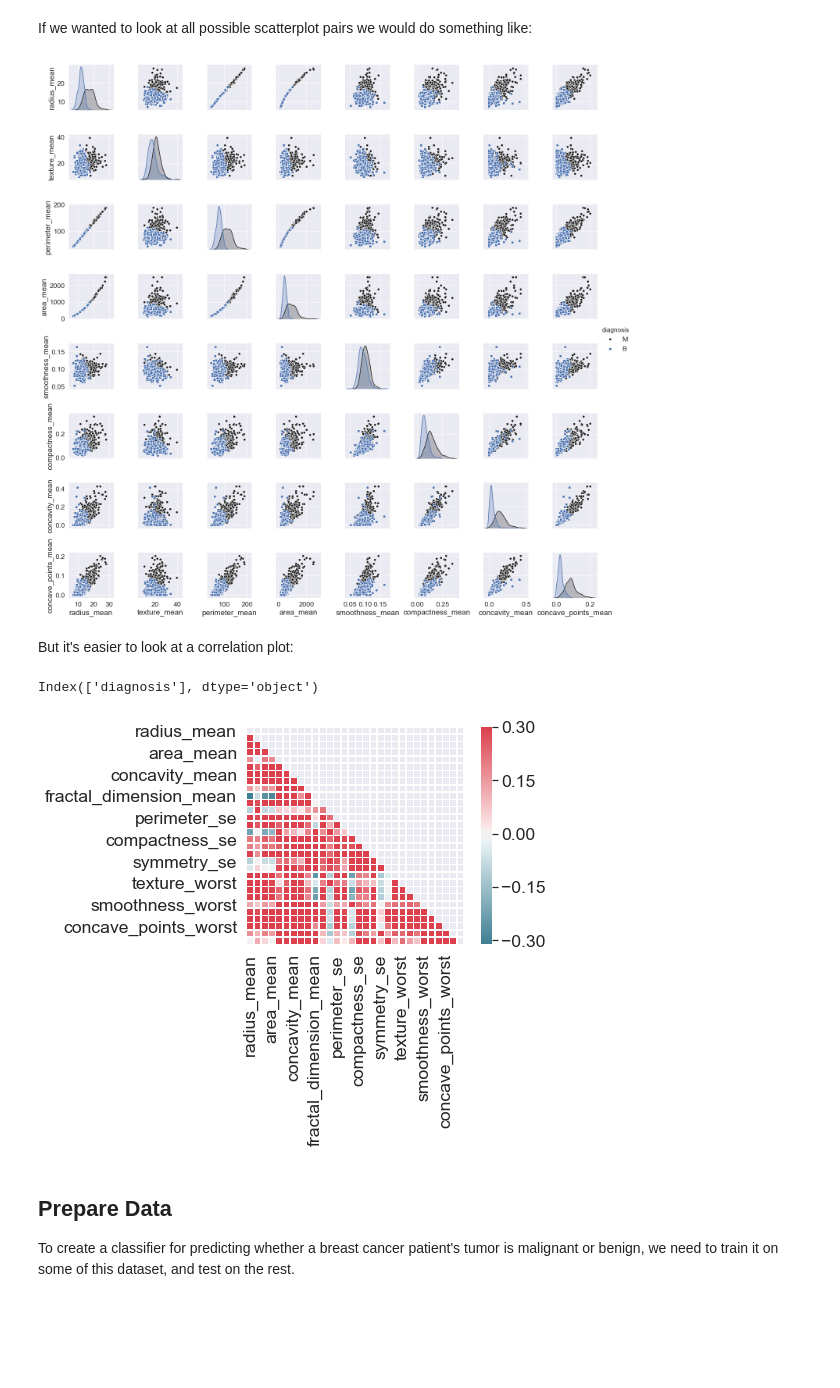
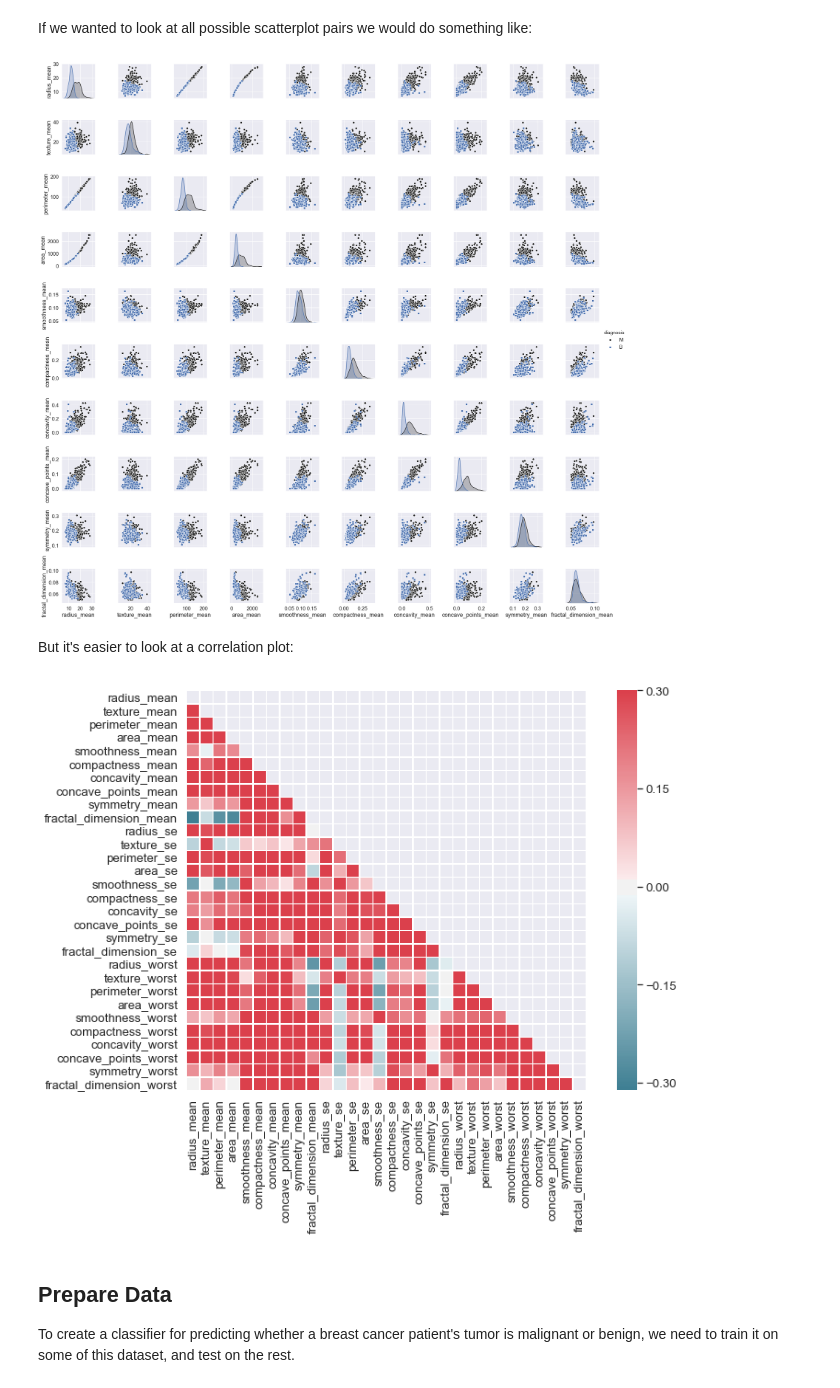
Before and after one commit to marius-mather/lessons-mlpy, a Jupyter notebook: _episodes_python/50-Classification.ipynb, the cells around one changed output. Cells and saved outputs as stored; diff of their text form; code cells hidden in the pictures; blank space fills up the shorter version.

```diff
--- a/_episodes_python/50-Classification.ipynb
+++ b/_episodes_python/50-Classification.ipynb
@@ -144,7 +144,7 @@ from sklearn import model_selection
 from sklearn.utils.multiclass import unique_labels
 #from sklearn.cross_validation import train_test_split
 %matplotlib inline
-sns.set(font_scale = 1.6)
+sns.set(font_scale = 1.5)
 # %% [markdown]
 ### Load Data
 # %%
@@ -191,3 +202,7 @@ symmetry_worst             569
 fractal_dimension_worst    569
 Unnamed:_32                  0
 dtype: int64
+# %%
+wdbc.drop(columns='Unnamed:_32', inplace=True)
+wdbc.drop(columns='id', inplace=True)
+wdbc.head()
@@ -215,12 +264,13 @@ _ = sns.lmplot('radius_mean','concavity_mean',data=wdbc, hue='diagnosis')
 If we wanted to look at all possible scatterplot pairs we would do something like:
 # %%
 _ = sns.pairplot(data=wdbc,
-                 vars=wdbc.columns[2:10],
+                 #vars=wdbc.columns[1:10],
+                 vars=numericVars[:10],
                  hue='diagnosis',
                  palette={'M':'k','B':'b'},
                  diag_kind='kde',
                  markers=["o", "s"])
 # %% [output]
-[figure, old version]
+[figure, new version]
 # %% [markdown]
 But it's easier to look at a correlation plot:
@@ -230,21 +277,20 @@ numericVars = wdbc.select_dtypes(exclude = ['object']).columns
-# %%
-print(catVars)
-# %% [output]
-Index(['diagnosis'], dtype='object')
 # %%
-corr = wdbc[numericVars[1:-1]].corr() # excluding id & Unnamed_32
+#corr = wdbc[numericVars[1:-1]].corr() # excluding id & Unnamed_32
+corr = wdbc.corr()
 
 # Generate a mask for the upper triangle
 mask = np.zeros_like(corr, dtype=np.bool)
 mask[np.triu_indices_from(mask)] = True
 
 # Generate a custom diverging colormap
 cmap = sns.diverging_palette(220, 10, as_cmap=True)
 
 # Draw the heatmap with the mask and correct aspect ratio
+sns.set(rc={'figure.figsize':(12,8)})
+sns.set(font_scale = 1.2)
 _ = sns.heatmap(corr, mask=mask, cmap=cmap, vmax=.3, center=0., square=True, linewidths=.5)
 # %% [output]
-[figure, old version]
+[figure, new version]
 # %% [markdown]
 ## Prepare Data
 
```
Also changed, not shown: parts of 39 cells of this notebook.
